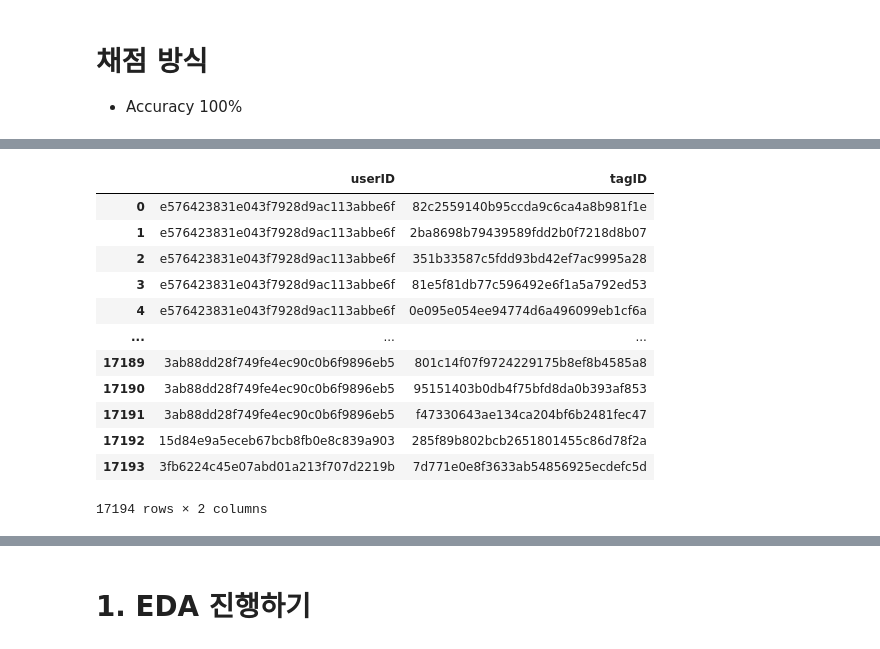
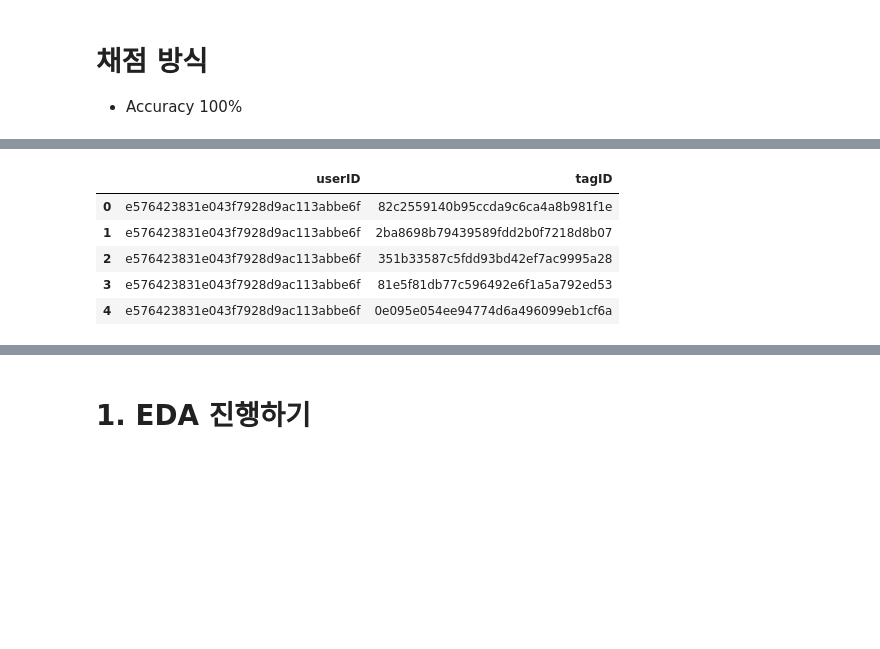
Before and after one commit to RyanKor/dev-match-recommendation, a Jupyter notebook: recommendation_system.ipynb, the cells around one changed output, grey strips where cells are left out. Saved outputs shown, nothing was run; the diff lists cells and outputs as text; code cells hidden in the pictures; blank space fills up the shorter version.

```diff
--- a/recommendation_system.ipynb
+++ b/recommendation_system.ipynb
@@ -181,23 +169,16 @@ job_tags
 # %%
 # 4. user_tags 파일 pandas로 읽어들이기
 
 user_tags = pd.read_csv('./user_tags.csv')
 
-user_tags
+user_tags.head()
 # %% [output]
 |  | userID | tagID |
 | 0 | e576423831e043f7928d9ac113abbe6f | 82c2559140b95ccda9c6ca4a8b981f1e |
 | 1 | e576423831e043f7928d9ac113abbe6f | 2ba8698b79439589fdd2b0f7218d8b07 |
 | 2 | e576423831e043f7928d9ac113abbe6f | 351b33587c5fdd93bd42ef7ac9995a28 |
 | 3 | e576423831e043f7928d9ac113abbe6f | 81e5f81db77c596492e6f1a5a792ed53 |
 | 4 | e576423831e043f7928d9ac113abbe6f | 0e095e054ee94774d6a496099eb1cf6a |
-| ... | ... | ... |
-| 17189 | 3ab88dd28f749fe4ec90c0b6f9896eb5 | 801c14f07f9724229175b8ef8b4585a8 |
-| 17190 | 3ab88dd28f749fe4ec90c0b6f9896eb5 | 95151403b0db4f75bfd8da0b393af853 |
-| 17191 | 3ab88dd28f749fe4ec90c0b6f9896eb5 | f47330643ae134ca204bf6b2481fec47 |
-| 17192 | 15d84e9a5eceb67bcb8fb0e8c839a903 | 285f89b802bcb2651801455c86d78f2a |
-| 17193 | 3fb6224c45e07abd01a213f707d2219b | 7d771e0e8f3633ab54856925ecdefc5d |
-17194 rows × 2 columns
 # %%
 # 5. tags 파일 pandas로 읽어들이기
 # Distinct하게 tagID가 있는 것은 887개
```
Also changed, not shown: parts of 46 cells of this notebook.
